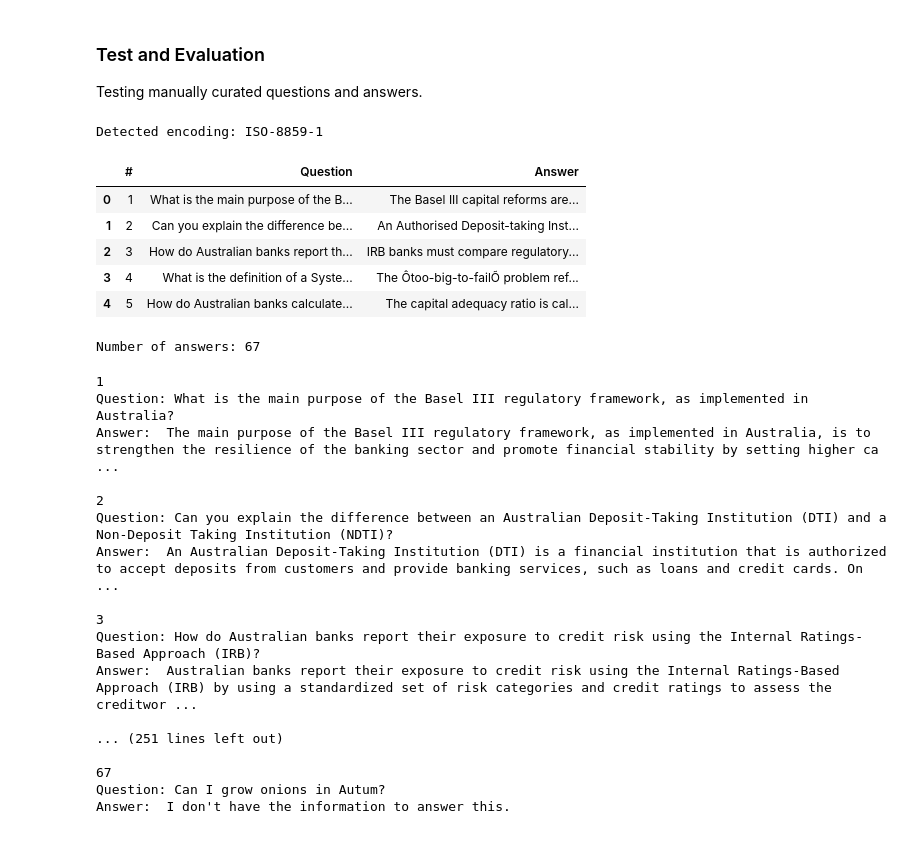
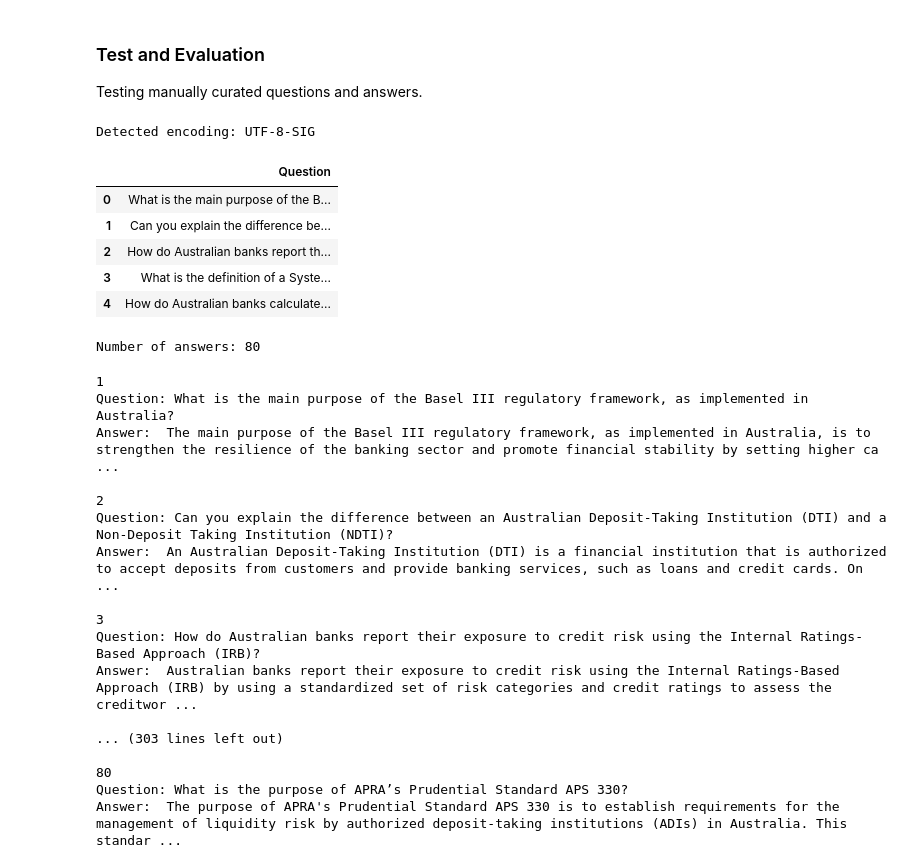
Before and after one commit to FMNM/ChatBot-Adv-NLP, a Jupyter notebook: Anna/apra_qa.ipynb, the cells around one changed output. Drawn from its saved outputs; the diff is of its cells as text; code cells hidden in the pictures.

```diff
--- a/Anna/apra_qa.ipynb
+++ b/Anna/apra_qa.ipynb
@@ -449,26 +485,26 @@ Testing manually curated questions and answers.
 # %%
 import chardet
 import pandas as pd
 
 # Read the file in binary mode to detect encoding
-with open("./dataset/test.csv", "rb") as f:
+with open("./dataset/questions.csv", "rb") as f:
     raw_data = f.read()
     result = chardet.detect(raw_data)
     encoding = result['encoding']
     print(f"Detected encoding: {encoding}")
 
 # load questions
-df = pd.read_csv("./dataset/test.csv", encoding=encoding)
+df = pd.read_csv("./dataset/questions.csv", encoding=encoding)
 
 df.head()
 # %% [output]
-Detected encoding: ISO-8859-1
+Detected encoding: UTF-8-SIG
-|  | # | Question | Answer |
-| 0 | 1 | What is the main purpose of the B... | The Basel III capital reforms are... |
-| 1 | 2 | Can you explain the difference be... | An Authorised Deposit-taking Inst... |
-| 2 | 3 | How do Australian banks report th... | IRB banks must compare regulatory... |
-| 3 | 4 | What is the definition of a Syste... | The Ôtoo-big-to-failÕ problem ref... |
-| 4 | 5 | How do Australian banks calculate... | The capital adequacy ratio is cal... |
+|  | Question |
+| 0 | What is the main purpose of the B... |
+| 1 | Can you explain the difference be... |
+| 2 | How do Australian banks report th... |
+| 3 | What is the definition of a Syste... |
+| 4 | How do Australian banks calculate... |
 # %%
 # Use the QA Agent to get answers for the list of questions
 questions = df["Question"]
@@ -480,7 +516,7 @@ for q in questions:
 
 print("Number of answers:", len(answers))
 # %% [output]
-Number of answers: 67
+Number of answers: 80
 # %%
 # save the answers to csv
 df["RAG 3"] = answers
@@ -507,8 +543,8 @@ Answer:  An Australian Deposit-Taking Institution (DTI) is a financial instituti
 Question: How do Australian banks report their exposure to credit risk using the Internal Ratings-Based Approach (IRB)?
 Answer:  Australian banks report their exposure to credit risk using the Internal Ratings-Based Approach (IRB) by using a standardized set of risk categories and credit ratings to assess the creditwor ...
 
-... (251 lines left out)
+... (303 lines left out)
 
-67
-Question: Can I grow onions in Autum?
-Answer:  I don't have the information to answer this.
+80
+Question: What is the purpose of APRA’s Prudential Standard APS 330?
+Answer:  The purpose of APRA's Prudential Standard APS 330 is to establish requirements for the management of liquidity risk by authorized deposit-taking institutions (ADIs) in Australia. This standar ...
```
Also changed, not shown: parts of 4 cells of this notebook, 1 other file.
